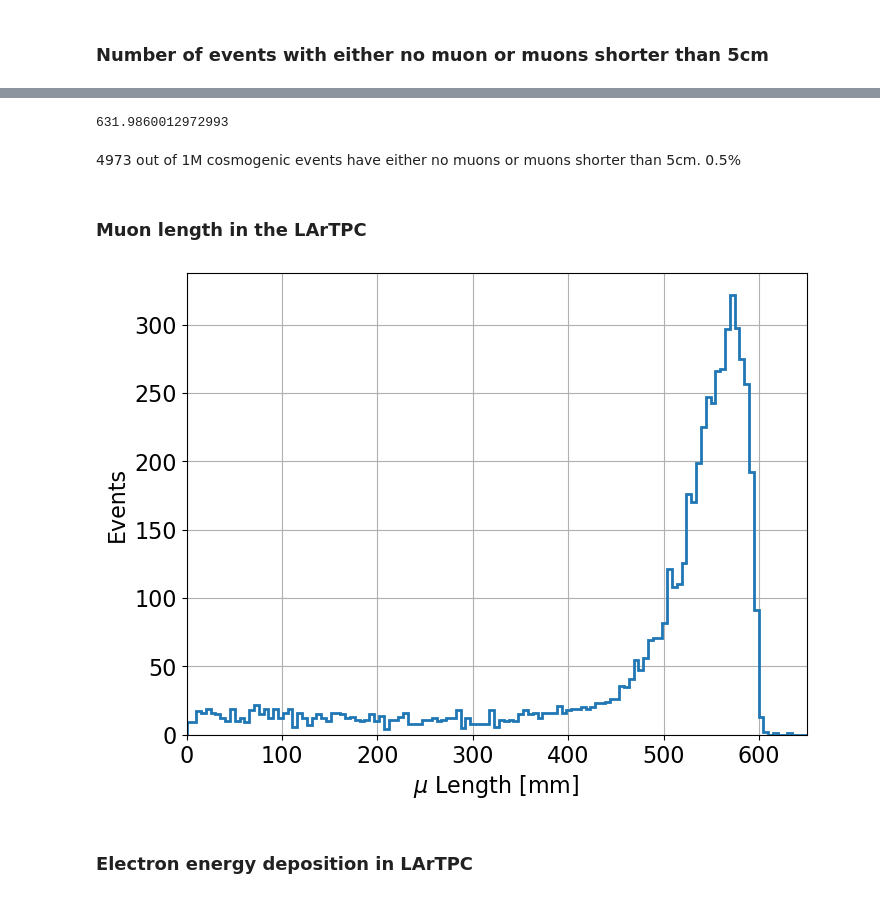
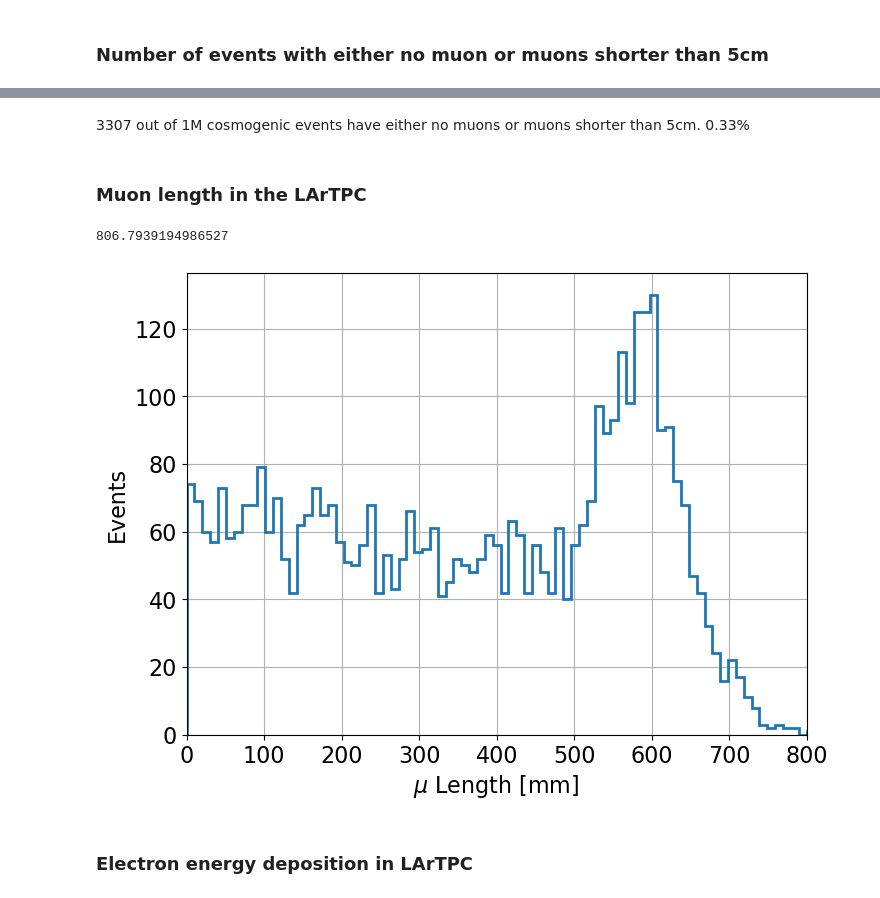
Before and after one commit to yuntsebaryon/SimpleCosmics, a Jupyter notebook: G4Analysis/checkEvtEnergy.ipynb, the cells around one changed output, grey strips where cells are left out. Cells and saved outputs as stored; diff of their text form; code cells hidden in the pictures.

Commit message:
make plots and studies on event-wise info

```diff
--- a/G4Analysis/checkEvtEnergy.ipynb
+++ b/G4Analysis/checkEvtEnergy.ipynb
@@ -7,7 +7,7 @@ import matplotlib.pyplot as plt
 # %% [markdown]
 ## Cosmic Background
 # %%
-cosmicFile = '/Users/yuntse/data/coherent/preLArTPC/analysis/CosmicEvt.csv'
+cosmicFile = '/Users/yuntse/data/coherent/preLArTPC/analysis/evt/cosmicEvt.csv'
 cosmic = pd.read_csv( cosmicFile )
 # %% [markdown]
 ### Number of events with cosmic and cosmic-induced particles traversing the LArTPC
@@ -91,25 +92,25 @@ cosmic[(cosmic.muLength<50)]
-# %%
-cosmic.muLength.max()
-# %% [output]
-631.9860012972993
 # %% [markdown]
-4973 out of 1M cosmogenic events have either no muons or muons shorter than 5cm.  0.5%
+3307 out of 1M cosmogenic events have either no muons or muons shorter than 5cm.  0.33%
 # %% [markdown]
 ### Muon length in the LArTPC
+# %%
+cosmic.muMaxLength.max()
+# %% [output]
+806.7939194986527
 # %%
 fig, ax = plt.subplots( figsize = (8, 6) )
 
-ax.hist(cosmic[(cosmic.muLength>0)].muLength, bins = np.linspace(0, 650, 130), histtype = 'step', lw = 2)
+ax.hist(cosmic[(cosmic.muMaxLength>0)].muMaxLength, bins = np.linspace(0, 810, 81), histtype = 'step', lw = 2)
 ax.set_xlabel( r'$\mu$ Length [mm]', fontsize = 16 )
 ax.set_ylabel( r'Events', fontsize = 16 )
 ax.tick_params(axis = 'x', labelsize = 16)
 ax.tick_params(axis = 'y', labelsize = 16)
-ax.set_xlim( [0, 650])
+ax.set_xlim( [0, 800])
 
 ax.grid(":")
 fig.savefig('CosmicMuonLength.pdf')
 # %% [output]
-[figure, old version]
+[figure, new version]
 # %% [markdown]
 ### Electron energy deposition in LArTPC
 # %% [markdown]
```
Also changed, not shown: parts of 63 cells of this notebook.
